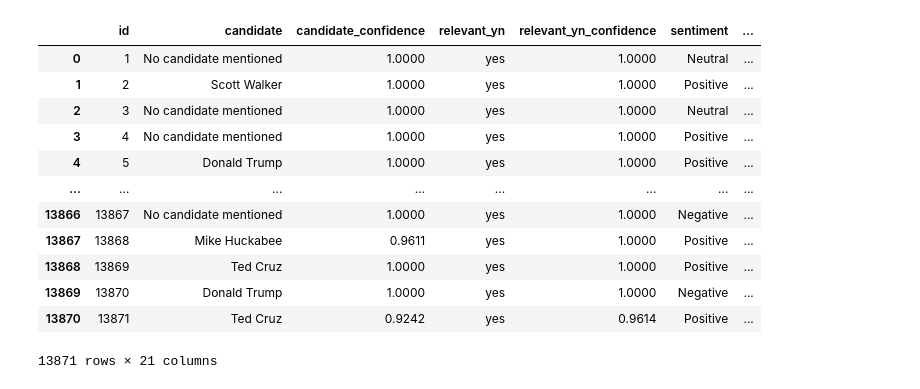
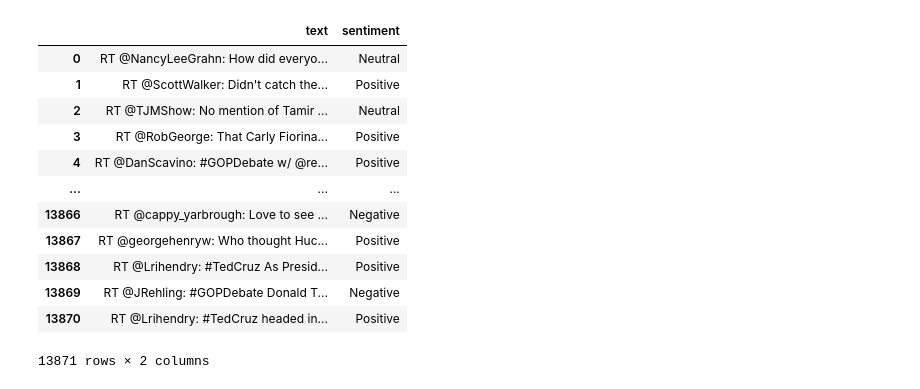
Before and after one commit to developersview/TwitterSentimentAnalysis, a Jupyter notebook: nlptwitter.ipynb, the cells around one changed output. Drawn from its saved outputs; the diff is of its cells as text; code cells hidden in the pictures.

```diff
--- a/nlptwitter.ipynb
+++ b/nlptwitter.ipynb
@@ -9,21 +10,21 @@ from nltk.corpus import stopwords
 from nltk.classify import SklearnClassifier
 # %%
 data=pd.read_csv("Sentiment.csv")
-# Keeping only the neccessary columns
-#data = data[['text','sentiment']]
+#keeping only text and sentiment columns
+data = data[['text','sentiment']]
 data
 # %% [output]
-|  | id | candidate | candidate_confidence | relevant_yn | relevant_yn_confidence | sentiment | ... |
-| 0 | 1 | No candidate mentioned | 1.0000 | yes | 1.0000 | Neutral | ... |
-| 1 | 2 | Scott Walker | 1.0000 | yes | 1.0000 | Positive | ... |
-| 2 | 3 | No candidate mentioned | 1.0000 | yes | 1.0000 | Neutral | ... |
-| 3 | 4 | No candidate mentioned | 1.0000 | yes | 1.0000 | Positive | ... |
-| 4 | 5 | Donald Trump | 1.0000 | yes | 1.0000 | Positive | ... |
-| ... | ... | ... | ... | ... | ... | ... | ... |
-| 13866 | 13867 | No candidate mentioned | 1.0000 | yes | 1.0000 | Negative | ... |
-| 13867 | 13868 | Mike Huckabee | 0.9611 | yes | 1.0000 | Positive | ... |
-| 13868 | 13869 | Ted Cruz | 1.0000 | yes | 1.0000 | Positive | ... |
-| 13869 | 13870 | Donald Trump | 1.0000 | yes | 1.0000 | Negative | ... |
-| 13870 | 13871 | Ted Cruz | 0.9242 | yes | 0.9614 | Positive | ... |
+|  | text | sentiment |
+| 0 | RT @NancyLeeGrahn: How did everyo... | Neutral |
+| 1 | RT @ScottWalker: Didn't catch the... | Positive |
+| 2 | RT @TJMShow: No mention of Tamir ... | Neutral |
+| 3 | RT @RobGeorge: That Carly Fiorina... | Positive |
+| 4 | RT @DanScavino: #GOPDebate w/ @re... | Positive |
+| ... | ... | ... |
+| 13866 | RT @cappy_yarbrough: Love to see ... | Negative |
+| 13867 | RT @georgehenryw: Who thought Huc... | Positive |
+| 13868 | RT @Lrihendry: #TedCruz As Presid... | Positive |
+| 13869 | RT @JRehling: #GOPDebate Donald T... | Negative |
+| 13870 | RT @Lrihendry: #TedCruz headed in... | Positive |
-13871 rows × 21 columns
+13871 rows × 2 columns
 # %%
```
Also changed, not shown: parts of 5 cells of this notebook.
